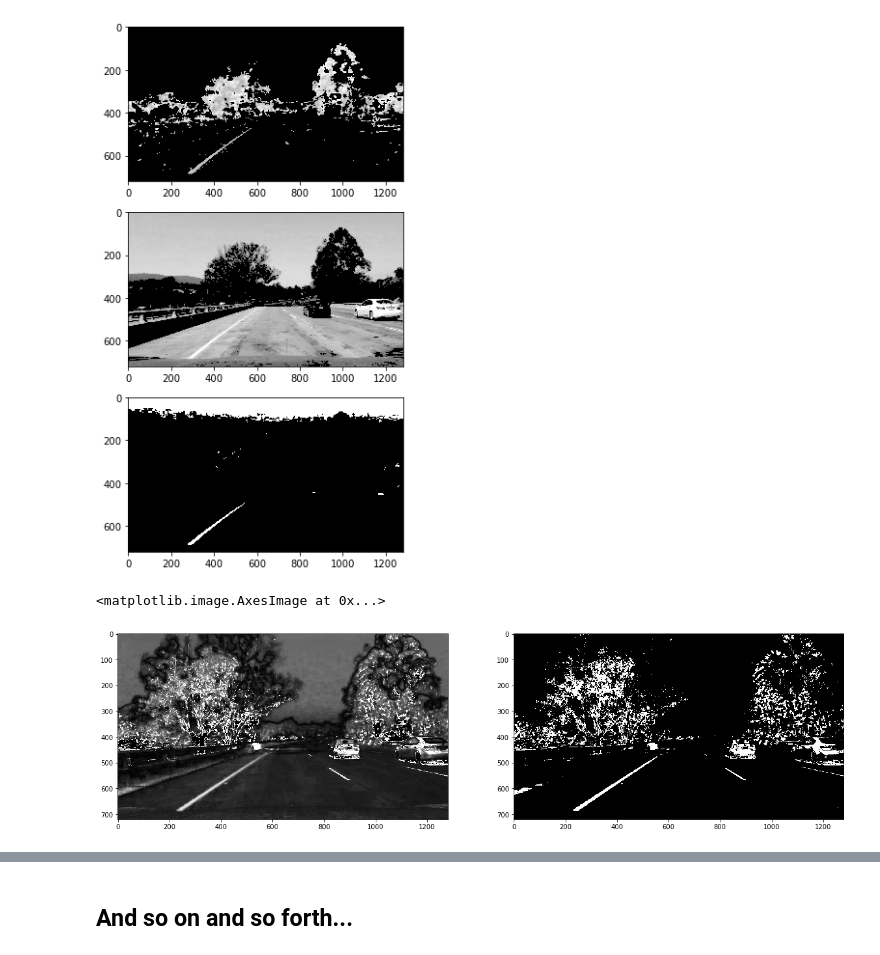
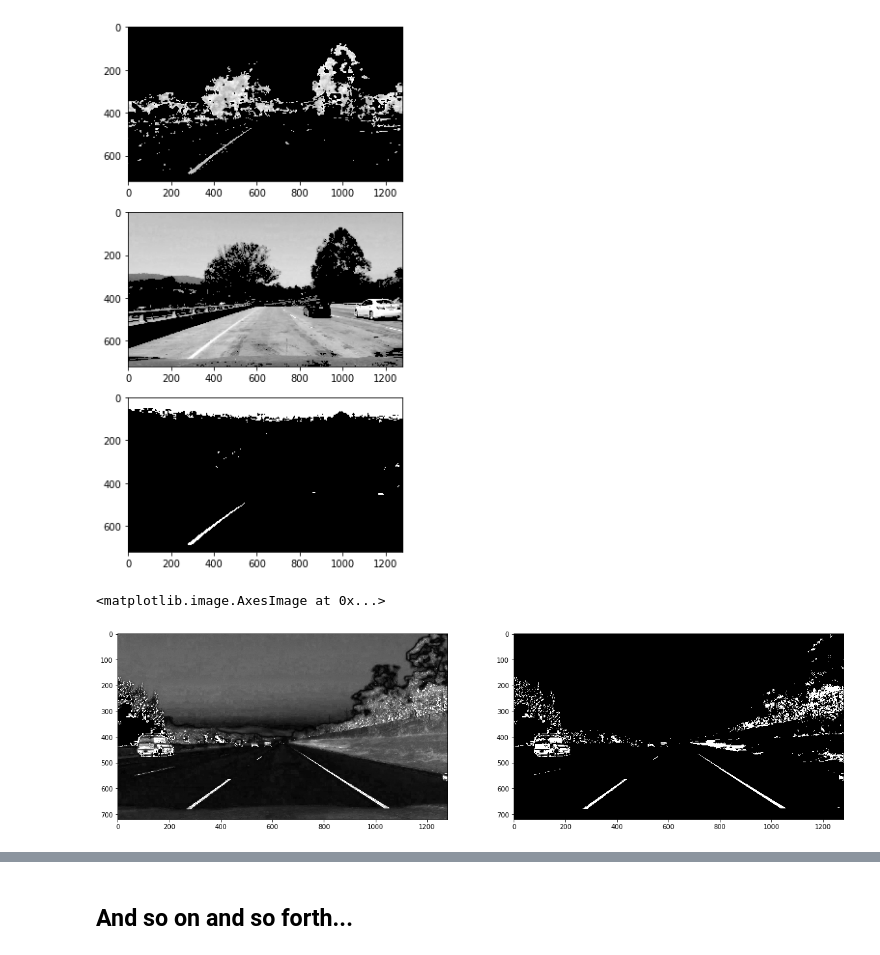
Before and after one commit to artongdou/CarND-Advanced-Lane-Lines, a Jupyter notebook: adv_lane_finding.ipynb, the cells around one changed output, grey strips where cells are left out. Cells and saved outputs as stored; diff of their text form; code cells hidden in the pictures.

```diff
--- a/adv_lane_finding.ipynb
+++ b/adv_lane_finding.ipynb
@@ -101,28 +101,29 @@ plt.imshow(blank, cmap="gray")
 # %%
 def hls_select_with_s(img, thresh=(0,255)):
     hls = cv2.cvtColor(img, cv2.COLOR_BGR2HLS)
     s = hls[:,:,2]
     l = hls[:,:,1]
     bin_img = np.zeros_like(s)
     # bin_img[(thresh[0] < l) & (l <= thresh[1])] = 1
     bin_img[(thresh[0] < s) & (s <= thresh[1])] = 1
     return s, bin_img
 
 def hls_select(img, thresh=(0,255)):
     s, bin_img = hls_select_with_s(img, thresh)
     return bin_img
 
-img = cv2.imread('./data/frame1019.jpg')
-# img = cv2.imread('./test_images/straight_lines1.jpg')
+# img = cv2.imread('./data/frame700.jpg')
+img = cv2.imread('./test_images/straight_lines2.jpg')
+# img = cv2.imread('./test_images/straight_lines2.jpg')
 dst = cv2.undistort(img, mtx, dist, None, None)
 
 s, bin_img = hls_select_with_s(img, (120,255))
 plt.subplots(1,2,figsize=(20,10))
 plt.subplot(121)
 plt.imshow(s, cmap='gray')
 plt.subplot(122)
 plt.imshow(bin_img, cmap="gray")
 # %% [output]
 <matplotlib.image.AxesImage at 0x...>
-[figure, old version]
+[figure, new version]
 # %%
```
Also changed, not shown: parts of 13 cells of this notebook, 9 other files.
